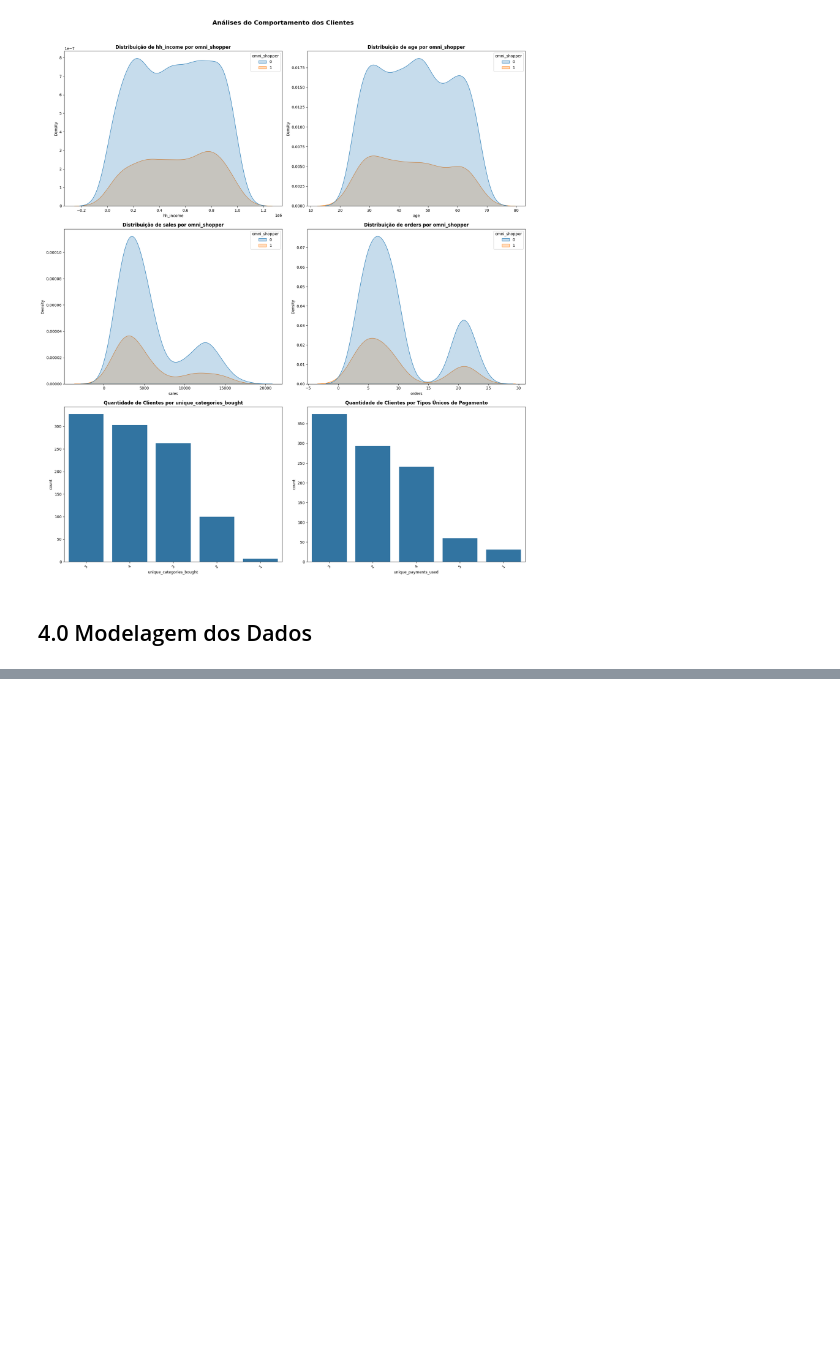
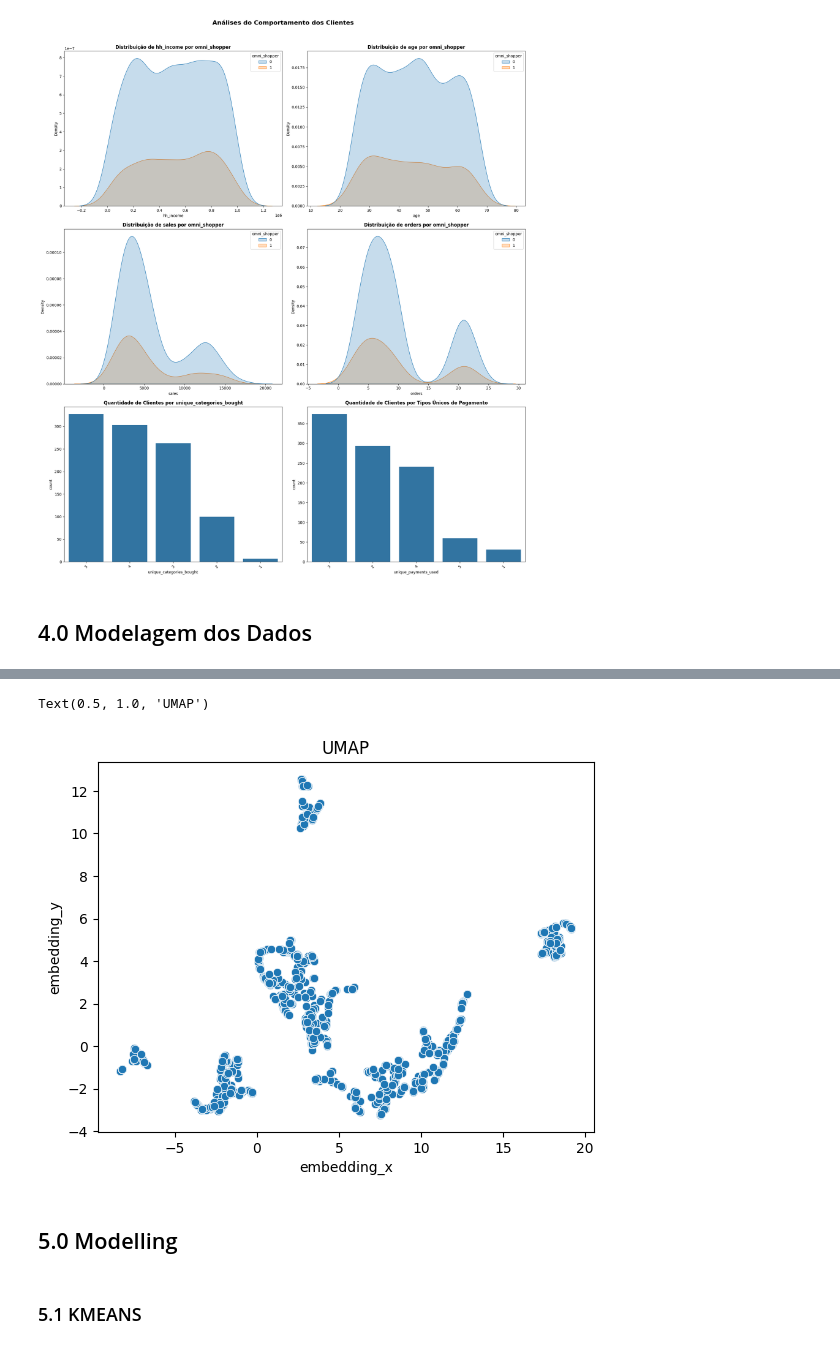
Before and after one commit to samantasobral/pa_projeto_integrador_3, a Jupyter notebook: notebooks/pa_projeto_integrador_3.ipynb, the cells around one changed output, grey strips where cells are left out. Drawn from its saved outputs; the diff is of its cells as text; code cells hidden in the pictures; blank space fills up the shorter version.

```diff
--- a/notebooks/pa_projeto_integrador_3.ipynb
+++ b/notebooks/pa_projeto_integrador_3.ipynb
@@ -252,0 +343,14 @@ with open('../scaler/scalers.pkl', 'wb') as file:
+# %%
+reducer = umap.UMAP(random_state=42, n_neighbors=5, min_dist=0.0, low_memory=True)
+embedding = reducer.fit_transform(X)
+
+df_umap = pd.DataFrame(embedding)
+df_umap = df_umap.rename(columns={0:'embedding_x', 1:'embedding_y'})
+# %%
+sns.scatterplot(x='embedding_x', y='embedding_y', data=df_umap)
+plt.title('UMAP')
+# %% [output]
+Text(0.5, 1.0, 'UMAP')
+[figure, added]
+# %% [markdown]
+## 5.0 Modelling
@@ -252,0 +360,2 @@ with open('../scaler/scalers.pkl', 'wb') as file:
+# %% [markdown]
+### 5.1 KMEANS
```
Also changed, not shown: parts of 23 cells of this notebook, 1 other file.
